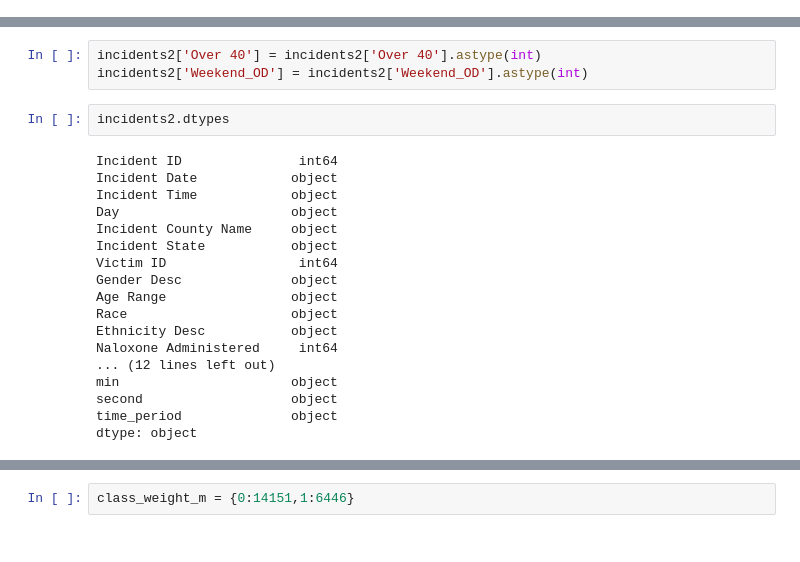
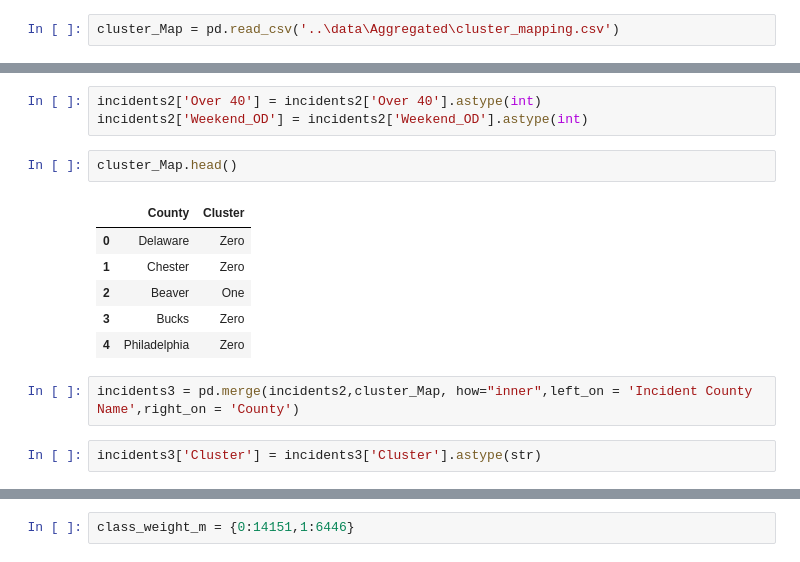
Before and after one commit to Joeyloganpython/Capstone, a Jupyter notebook: ML/Naloxone_admin_Classification.ipynb, the cells around one changed output, grey strips where cells are left out. Cells and saved outputs as stored; diff of their text form.

```diff
--- a/ML/Naloxone_admin_Classification.ipynb
+++ b/ML/Naloxone_admin_Classification.ipynb
@@ -26,6 +26,8 @@ incidents.loc[incidents['All Drugs'].str.contains(' | ', regex = False), 'Multip
 incidents[incidents['Multiple Drugs'] == 1].shape
 # %% [output]
 (8050, 17)
+# %%
+cluster_Map = pd.read_csv('..\data\Aggregated\cluster_mapping.csv')
 # %%
 ### fenytanl
 
@@ -132,23 +134,16 @@ incidents2 = hoursplit(incidents2.copy())
 # %%
 incidents2['Over 40'] = incidents2['Over 40'].astype(int)
 incidents2['Weekend_OD'] = incidents2['Weekend_OD'].astype(int)
-# %%
-incidents2.dtypes
-# %% [output]
-Incident ID               int64
-Incident Date            object
-Incident Time            object
-Day                      object
-Incident County Name     object
-Incident State           object
-Victim ID                 int64
-Gender Desc              object
-Age Range                object
-Race                     object
-Ethnicity Desc           object
-Naloxone Administered     int64
-... (12 lines left out)
-min                      object
-second                   object
-time_period              object
-dtype: object
+# %%
+cluster_Map.head()
+# %% [output]
+|  | County | Cluster |
+| 0 | Delaware | Zero |
+| 1 | Chester | Zero |
+| 2 | Beaver | One |
+| 3 | Bucks | Zero |
+| 4 | Philadelphia | Zero |
+# %%
+incidents3 = pd.merge(incidents2,cluster_Map, how="inner",left_on = 'Incident County Name',right_on = 'County')
+# %%
+incidents3['Cluster'] = incidents3['Cluster'].astype(str)
```
Also changed, not shown: parts of 9 cells of this notebook, 1 other file.
